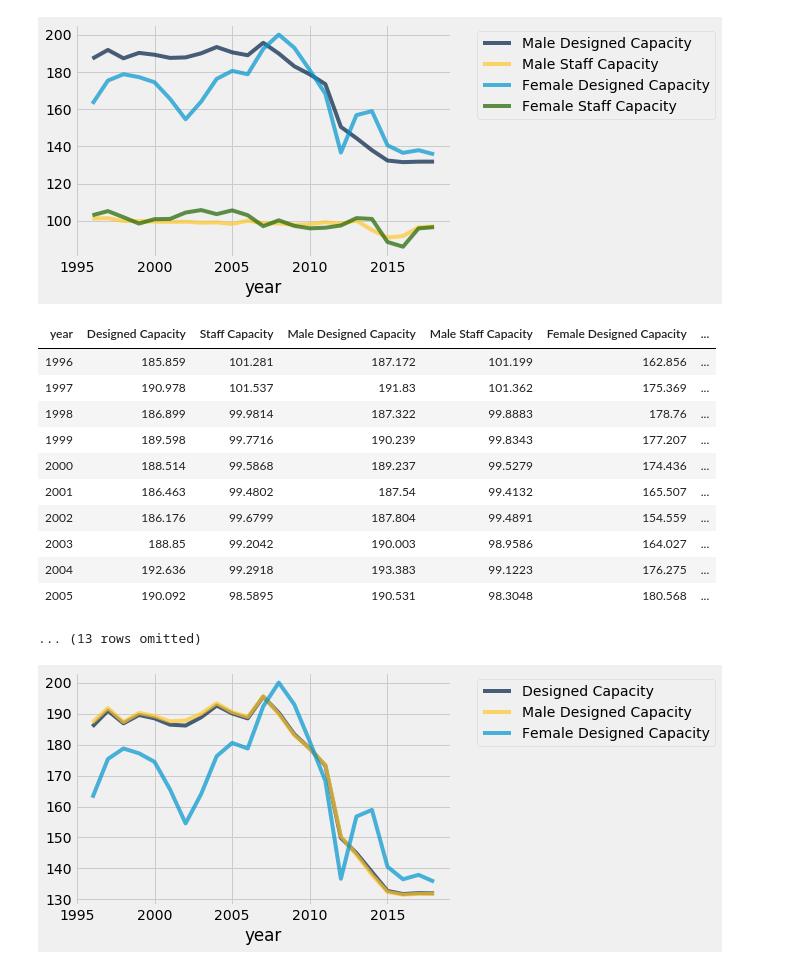
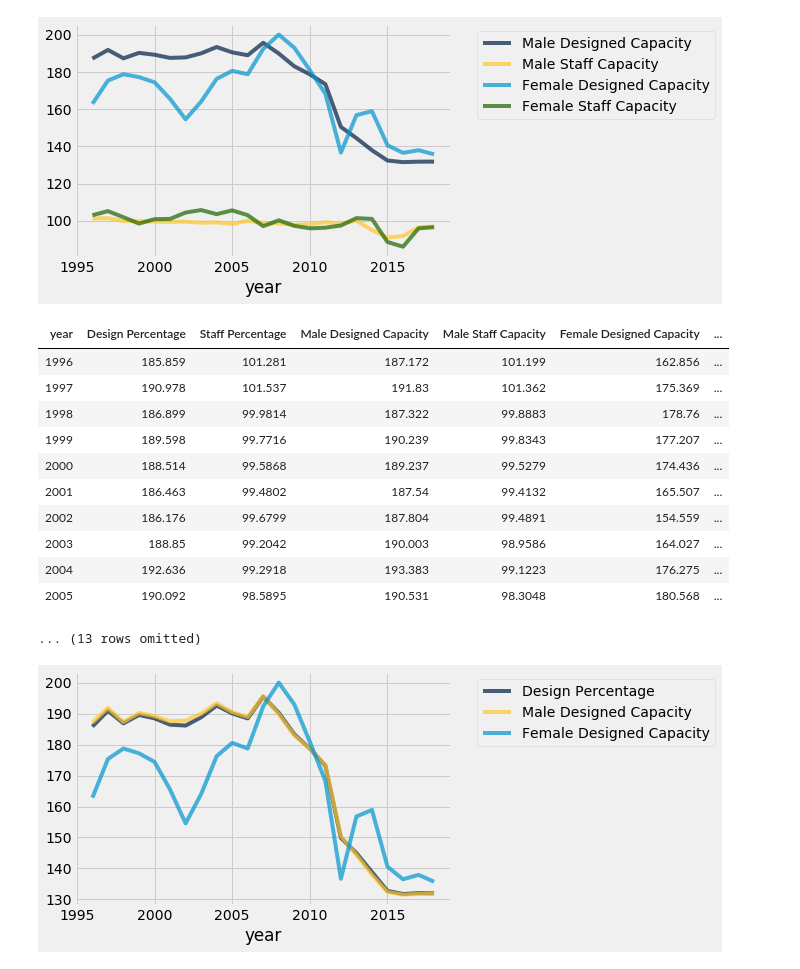
Before and after one commit to ds-modules/ES-21AC-SP19, a Jupyter notebook: incarceration.ipynb, the cells around one changed output. Cells and saved outputs as stored; diff of their text form; code cells hidden in the pictures.

```diff
--- a/incarceration.ipynb
+++ b/incarceration.ipynb
@@ -497,0 +501,6 @@ data.group("institution_name").show()
+# %%
+### Female institution names
+actually_female = make_array("CCWF (CENTRAL CA WOMEN'S FAC)", 'CIW (CA INSTITUTION FOR WOMEN)',
+       'CRC (CAL REHAB CTR, WOMEN)', 'FOL (FOLSOM SP) (FEMALE)',
+       'FRCC (FRCCC BAKERSFIELD)', "NCWF (NO CAL WOMEN'S FACIL)")
+actually_female
@@ -613,17 +731,0 @@ men_data
-# %%
-# FEMALE DESIGN VS STAFF
-fem_year = womens_datas.group("year", sum).drop(1, 2)
-
-#calculated the number of people in the prison and how that compared to the capacity it was designed for.
-fem_new_capacity = fem_year.column("total_population sum") / fem_year.column("designed_capacity sum") *100
-fem_year = fem_year.with_column("Percent Occupied", fem_new_capacity)
-
-
-fem_s = womens_datas.group(0, sum)
-fem_staff_capacity = fem_s.column("total_population sum") / fem_s.column("staffed_capacity sum") *100
-fem_s = fem_year.with_column("Staff Percent Occupied", fem_staff_capacity)
-fem_s = fem_s.select("year", "Percent Occupied", "Staff Percent Occupied").relabel("Percent Occupied", "Designed Capacity").relabel("Staff Percent Occupied", "Staff Capacity")
-
-fem_s.plot(0)
-fem_s.plot(0, "Staff Capacity")
-fem_year.plot(0, "Percent Occupied")
@@ -636,17 +731,0 @@ fem_year.plot(0, "Percent Occupied")
-# %%
-# MALE DESIGN VS STAFF
-m_year = men_data.group("year", sum).drop(1, 2)
-
-#calculated the number of people in the prison and how that compared to the capacity it was designed for.
-m_new_capacity = m_year.column("total_population sum") / m_year.column("designed_capacity sum") *100
-m_year = m_year.with_column("Percent Occupied", m_new_capacity)
-
-
-m_s = men_data.group(0, sum)
-m_staff_capacity = m_s.column("total_population sum") / m_s.column("staffed_capacity sum") *100
-m_s = m_year.with_column("Staff Percent Occupied", m_staff_capacity)
-m_s = m_s.select("year", "Percent Occupied", "Staff Percent Occupied").relabel("Percent Occupied", "Designed Capacity").relabel("Staff Percent Occupied", "Staff Capacity")
-
-m_s.plot(0)
-m_s.plot(0, "Staff Capacity")
-m_year.plot(0, "Percent Occupied")
@@ -690,10 +765,10 @@ male_female.plot(0)
 # %% [output]
 [figure]
 # %%
-all_joined = s.join("year", male_female)
+all_joined = compare_tbl.join("year", male_female)
 all_joined
 # %% [output]
-| year | Designed Capacity | Staff Capacity | Male Designed Capacity | Male Staff Capacity | Female Designed Capacity | ... |
+| year | Design Percentage | Staff Percentage | Male Designed Capacity | Male Staff Capacity | Female Designed Capacity | ... |
 | 1996 | 185.859 | 101.281 | 187.172 | 101.199 | 162.856 | ... |
 | 1997 | 190.978 | 101.537 | 191.83 | 101.362 | 175.369 | ... |
 | 1998 | 186.899 | 99.9814 | 187.322 | 99.8883 | 178.76 | ... |
```
Also changed, not shown: parts of 41 cells of this notebook.
